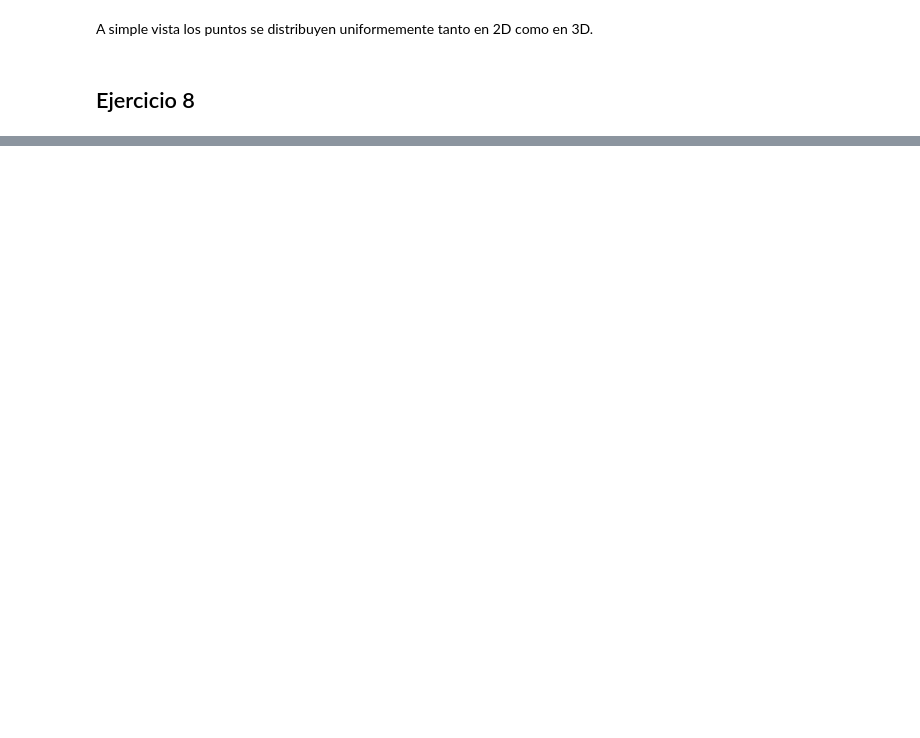
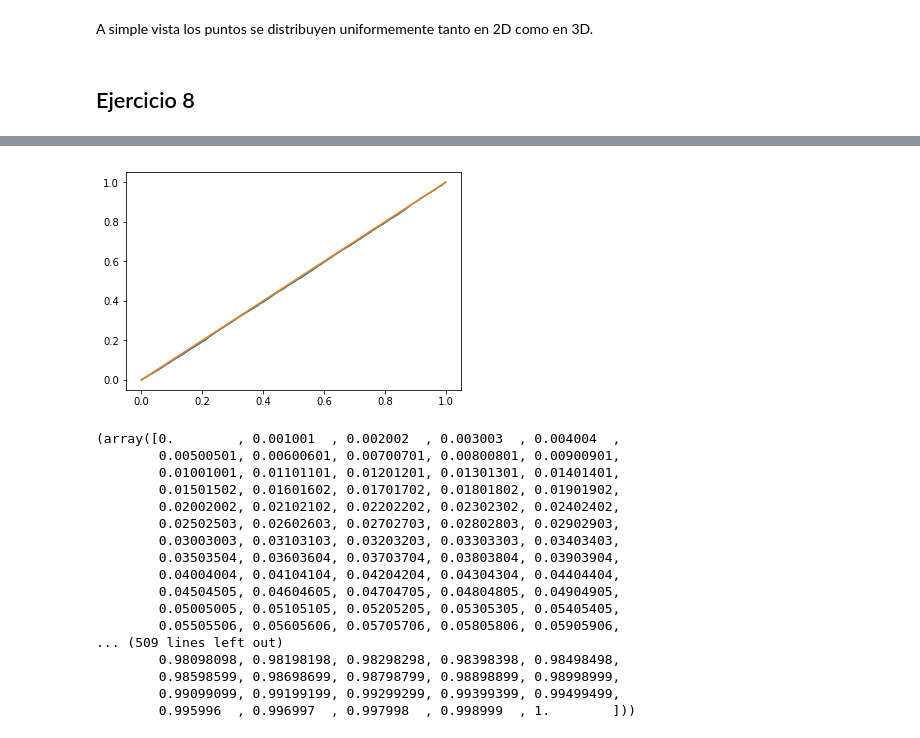
Before and after one commit to gonzalpetraglia/tp1-simu, a Jupyter notebook: TP1.ipynb, the cells around one changed output, grey strips where cells are left out. Drawn from its saved outputs; the diff is of its cells as text; code cells hidden in the pictures; blank space fills up the shorter version.

```diff
--- a/TP1.ipynb
+++ b/TP1.ipynb
@@ -246,0 +242,51 @@ Los datos no responden a una distribucion geometrica
+# %%
+def make_empiric_cdf(sample):
+    sorted_sample = sorted(sample)
+    def empiric_cdf(x):
+        ctr = 0
+        for i in sorted_sample:
+            if x < i:
+                return ctr / len(sorted_sample)
+            ctr += 1
+        return ctr / len(sorted_sample)
+    return empiric_cdf
+
+def real_cdf_uniform(x, min_value=0, max_value=1):
+    if x < min_value:
+        return 0
+    if x > max_value:
+        return 1
+    return (x - min_value) / max_value
+
+sample = rand_u_vector(10**4)
+
+empiric_cdf = np.vectorize(make_empiric_cdf(sample))
+
+real_cdf_uniform = np.vectorize(real_cdf_uniform)
+
+xs = np.linspace(0,1,10**3)
+ys_empiric = empiric_cdf(xs)
+ys_theoric = real_cdf_uniform(xs)
+
+
+plt.plot(xs,ys_empiric, xs, ys_theoric)
+plt.show()
+# %% [output]
+[figure, added]
+(array([0.        , 0.001001  , 0.002002  , 0.003003  , 0.004004  ,
+        0.00500501, 0.00600601, 0.00700701, 0.00800801, 0.00900901,
+        0.01001001, 0.01101101, 0.01201201, 0.01301301, 0.01401401,
+        0.01501502, 0.01601602, 0.01701702, 0.01801802, 0.01901902,
+        0.02002002, 0.02102102, 0.02202202, 0.02302302, 0.02402402,
+        0.02502503, 0.02602603, 0.02702703, 0.02802803, 0.02902903,
+        0.03003003, 0.03103103, 0.03203203, 0.03303303, 0.03403403,
+        0.03503504, 0.03603604, 0.03703704, 0.03803804, 0.03903904,
+        0.04004004, 0.04104104, 0.04204204, 0.04304304, 0.04404404,
+        0.04504505, 0.04604605, 0.04704705, 0.04804805, 0.04904905,
+        0.05005005, 0.05105105, 0.05205205, 0.05305305, 0.05405405,
+        0.05505506, 0.05605606, 0.05705706, 0.05805806, 0.05905906,
+... (509 lines left out)
+        0.98098098, 0.98198198, 0.98298298, 0.98398398, 0.98498498,
+        0.98598599, 0.98698699, 0.98798799, 0.98898899, 0.98998999,
+        0.99099099, 0.99199199, 0.99299299, 0.99399399, 0.99499499,
+        0.995996  , 0.996997  , 0.997998  , 0.998999  , 1.        ]))
```
Also changed, not shown: parts of 13 cells of this notebook.
